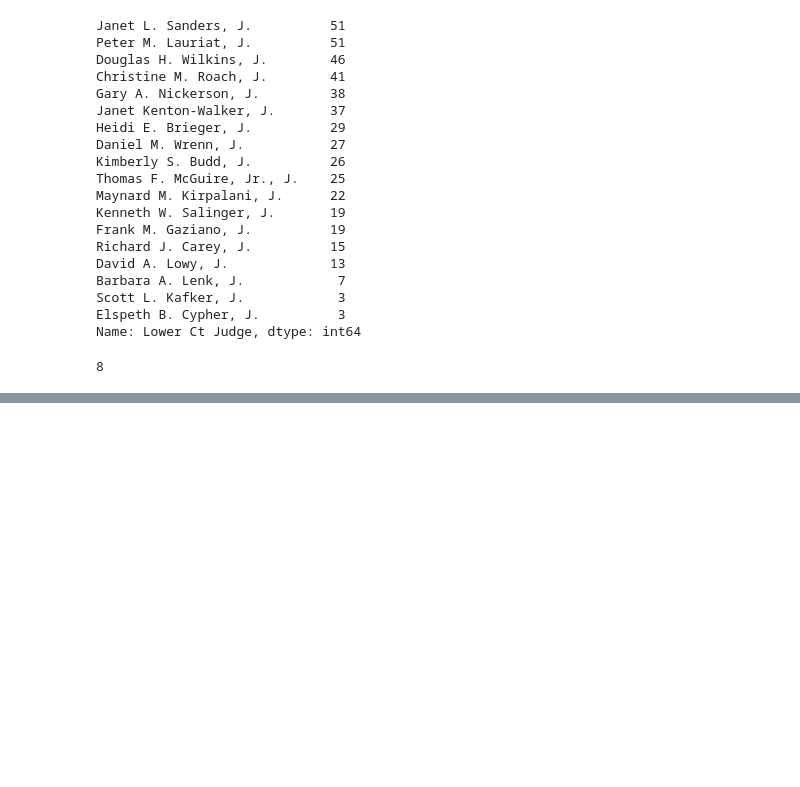
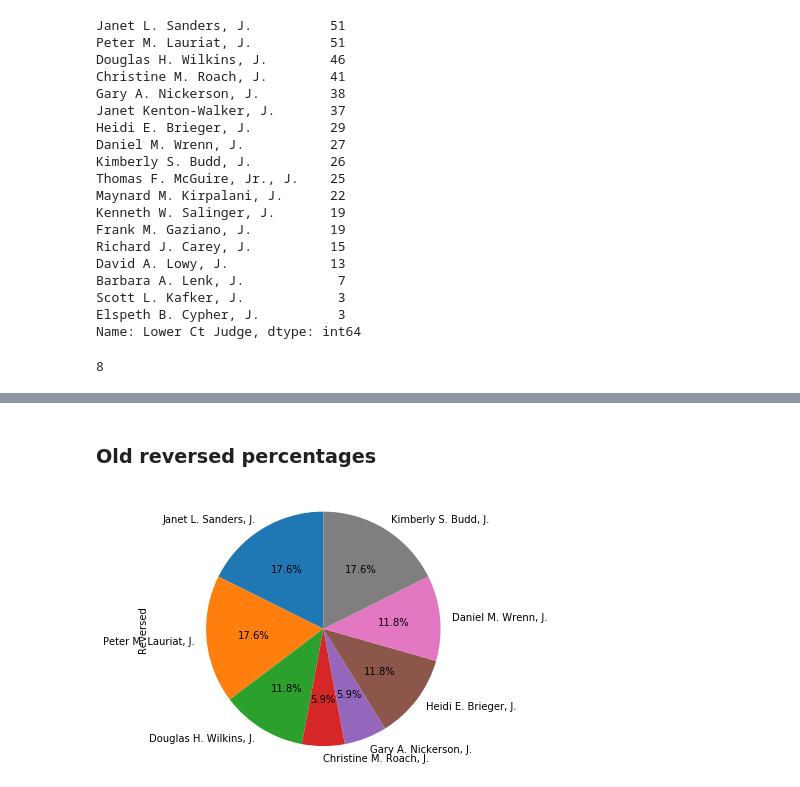
Before and after one commit to YashvardhanDas/BENCHMARKS-An-Analysis-of-Massachusetts-Court-Reversals, a Jupyter notebook: Judge_opinion_data/new_judge_analysis_anton.ipynb, the cells around one changed output, grey strips where cells are left out. Saved outputs shown, nothing was run; the diff lists cells and outputs as text; code cells hidden in the pictures; blank space fills up the shorter version.

```diff
--- a/Judge_opinion_data/new_judge_analysis_anton.ipynb
+++ b/Judge_opinion_data/new_judge_analysis_anton.ipynb
@@ -303,0 +384,6 @@ len(reduced_old_data)
+# %% [markdown]
+### Old reversed percentages
+# %%
+pie_chart(old_reversed_series)
+# %% [output]
+[figure, added]
```
Also changed, not shown: parts of 14 cells of this notebook.
